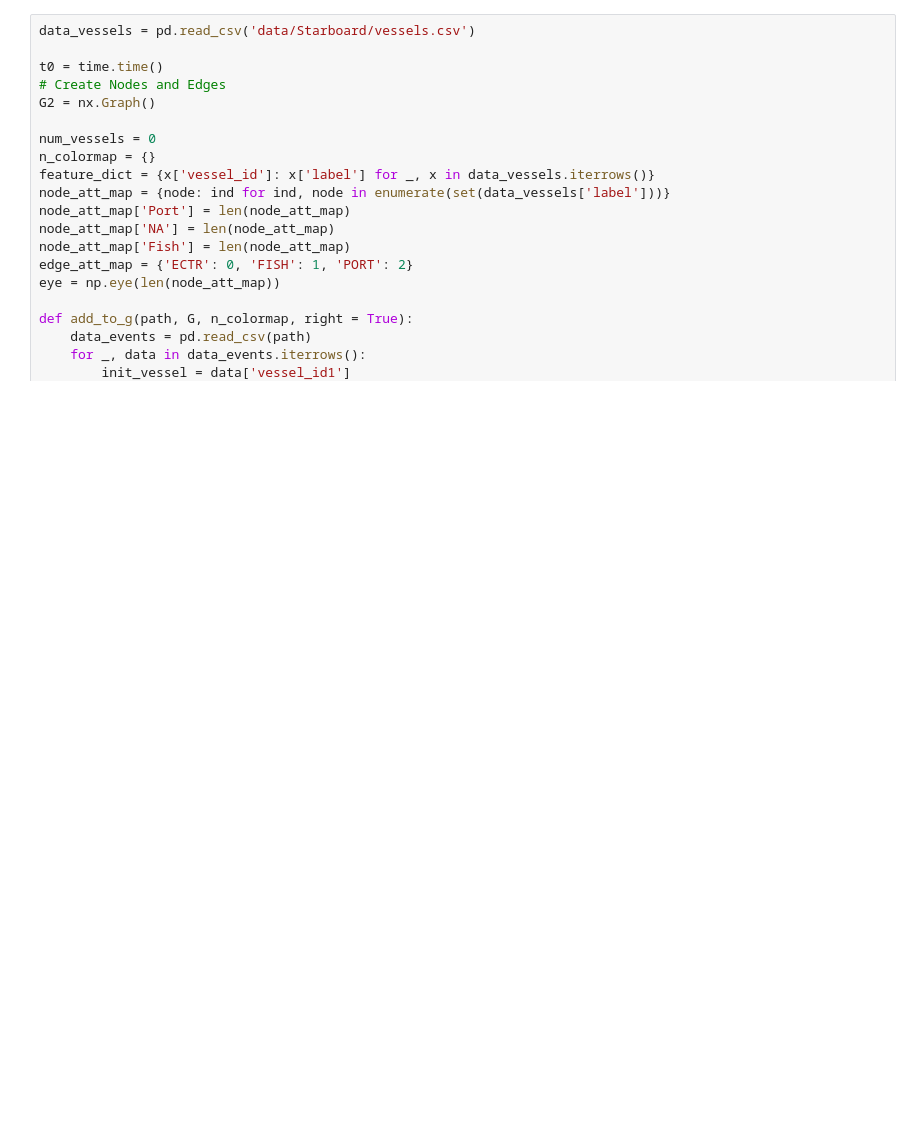
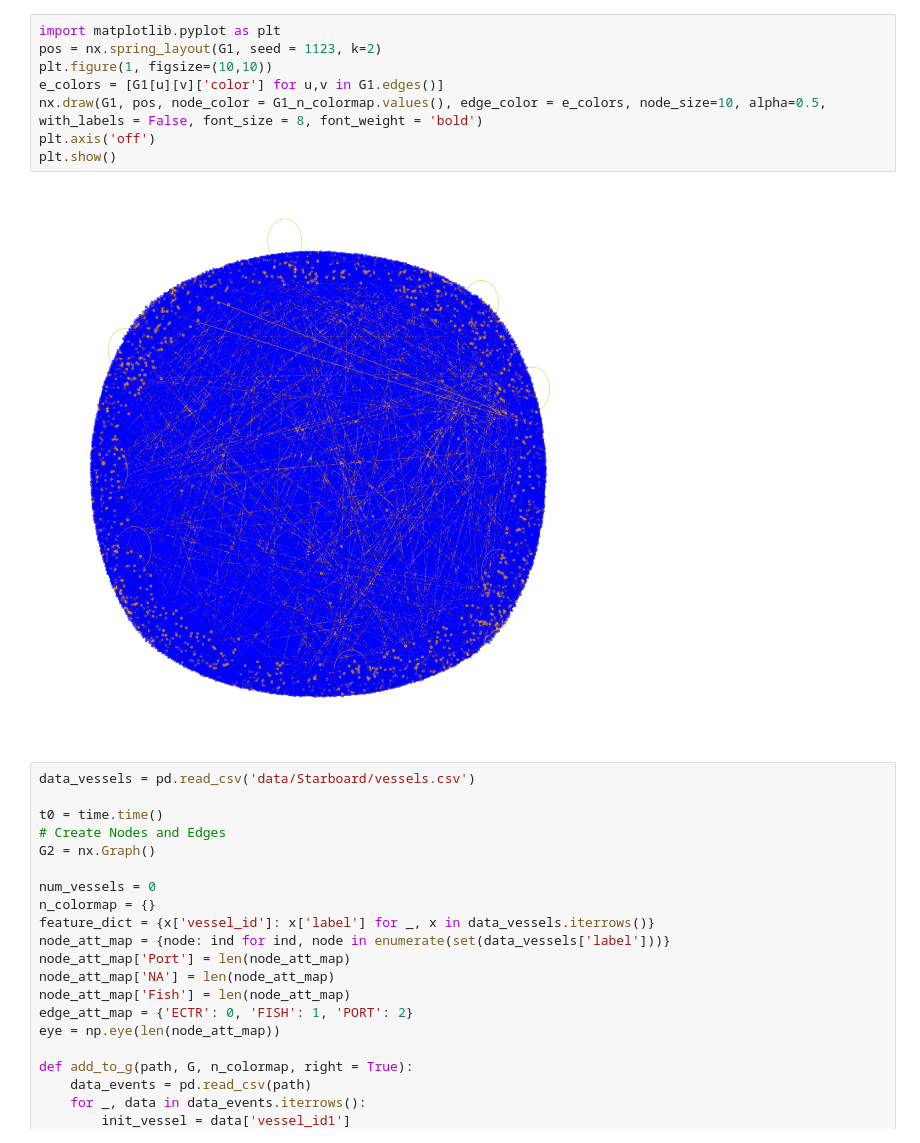
Before and after one commit to mattalajas/GEODE2025, a Jupyter notebook: graphs.ipynb, the cells around one changed output. Drawn from its saved outputs; the diff is of its cells as text; blank space fills up the shorter version.

```diff
--- a/graphs.ipynb
+++ b/graphs.ipynb
@@ -95,3 +109,13 @@ t1 = time.time()
+# %%
+import matplotlib.pyplot as plt
+pos = nx.spring_layout(G1, seed = 1123, k=2)
+plt.figure(1, figsize=(10,10))
+e_colors = [G1[u][v]['color'] for u,v in G1.edges()]
+nx.draw(G1, pos, node_color = G1_n_colormap.values(), edge_color = e_colors, node_size=10, alpha=0.5, with_labels = False, font_size = 8, font_weight = 'bold')
+plt.axis('off')
+plt.show()
+# %% [output]
+[figure, added]
 # %%
 data_vessels = pd.read_csv('data/Starboard/vessels.csv')
 
```
Also changed, not shown: parts of 2 cells of this notebook, 5 other files.
